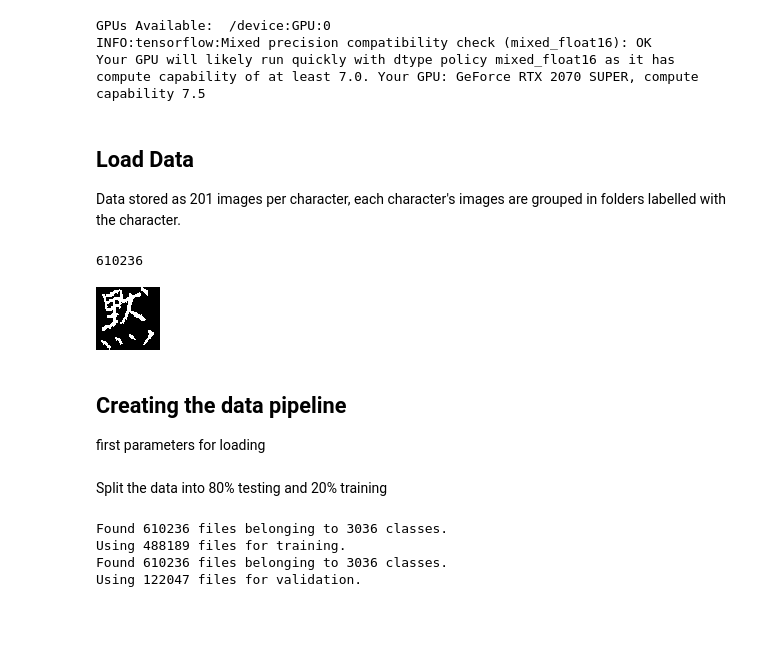
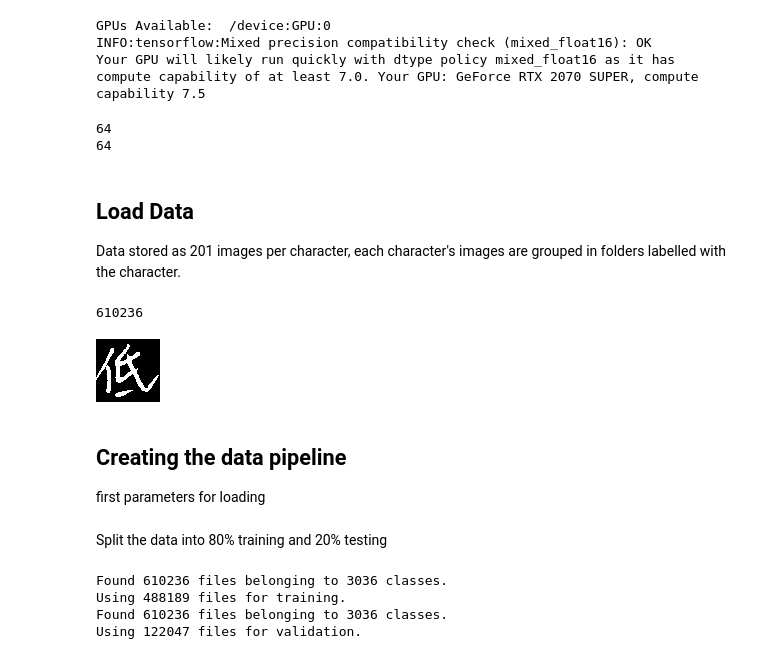
Before and after one commit to maase0/ML_CharacterClassifier, a Jupyter notebook: DataPipeline.ipynb, the cells around one changed output. Saved outputs shown, nothing was run; the diff lists cells and outputs as text; code cells hidden in the pictures; blank space fills up the shorter version.

```diff
--- a/DataPipeline.ipynb
+++ b/DataPipeline.ipynb
@@ -38,24 +37,30 @@ GPUs Available:  /device:GPU:0
 INFO:tensorflow:Mixed precision compatibility check (mixed_float16): OK
 Your GPU will likely run quickly with dtype policy mixed_float16 as it has compute capability of at least 7.0. Your GPU: GeForce RTX 2070 SUPER, compute capability 7.5
 # %%
-tf.config.threading.set_inter_op_parallelism_threads(44)
-tf.config.threading.set_intra_op_parallelism_threads(44)
+tf.config.threading.set_inter_op_parallelism_threads(64)
+tf.config.threading.set_intra_op_parallelism_threads(64)
+
+print(tf.config.threading.get_inter_op_parallelism_threads())
+print(tf.config.threading.get_intra_op_parallelism_threads())
+# %% [output]
+64
+64
 # %% [markdown]
 ## Load Data
 
 Data stored as 201 images per character, each character's images are grouped in folders labelled with the character.
 # %%
 
-data_dir = pathlib.Path('Data/characters')
+data_dir = pathlib.Path('Data/characters/')
 
 image_count = len(list(data_dir.glob('*/*.png')))
 print(image_count)
 
-shutup = list(data_dir.glob('黙/*'))
-PIL.Image.open(str(shutup[0]))
+low = list(data_dir.glob('低/*'))
+PIL.Image.open(str(low[0]))
 # %% [output]
 610236
-[figure, old version]
+[figure, new version]
 # %% [markdown]
 ## Creating the data pipeline
 
@@ -65,5 +70,5 @@ batch_size = 1024
 img_height = 63
 img_width = 64
 # %% [markdown]
-Split the data into 80% testing and 20% training
+Split the data into 80% training and 20% testing
 # %%
```
Also changed, not shown: parts of 11 cells of this notebook.
